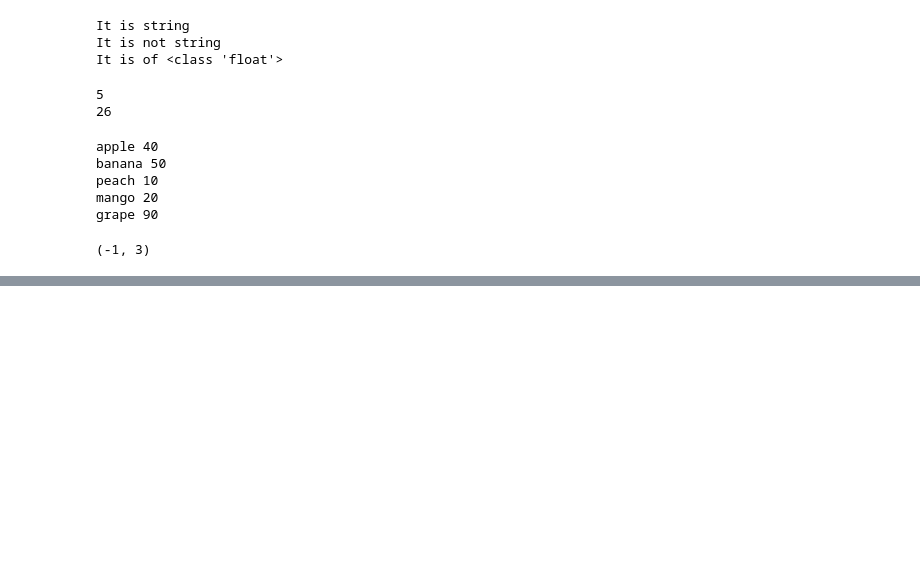
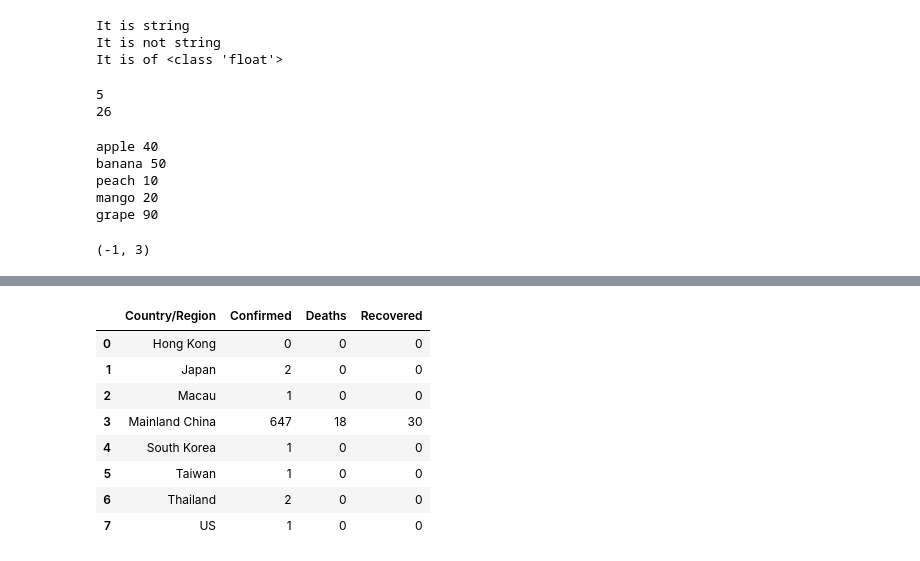
Before and after one commit to KARTIKEYgarg1/udemy-data-science-and-ml, a Jupyter notebook: Programs.ipynb, the cells around one changed output, grey strips where cells are left out. Cells and saved outputs as stored; diff of their text form; code cells hidden in the pictures; blank space fills up the shorter version.

```diff
--- a/Programs.ipynb
+++ b/Programs.ipynb
@@ -88,0 +122,13 @@ print(minValue([5,2,3,-1]))
+# %%
+x2=x.groupby('Country/Region')[['Country/Region','Confirmed','Deaths','Recovered']].sum().reset_index()
+x2
+# %% [output]
+|  | Country/Region | Confirmed | Deaths | Recovered |
+| 0 | Hong Kong | 0 | 0 | 0 |
+| 1 | Japan | 2 | 0 | 0 |
+| 2 | Macau | 1 | 0 | 0 |
+| 3 | Mainland China | 647 | 18 | 30 |
+| 4 | South Korea | 1 | 0 | 0 |
+| 5 | Taiwan | 1 | 0 | 0 |
+| 6 | Thailand | 2 | 0 | 0 |
+| 7 | US | 1 | 0 | 0 |
```
Also changed, not shown: parts of 3 cells of this notebook.
